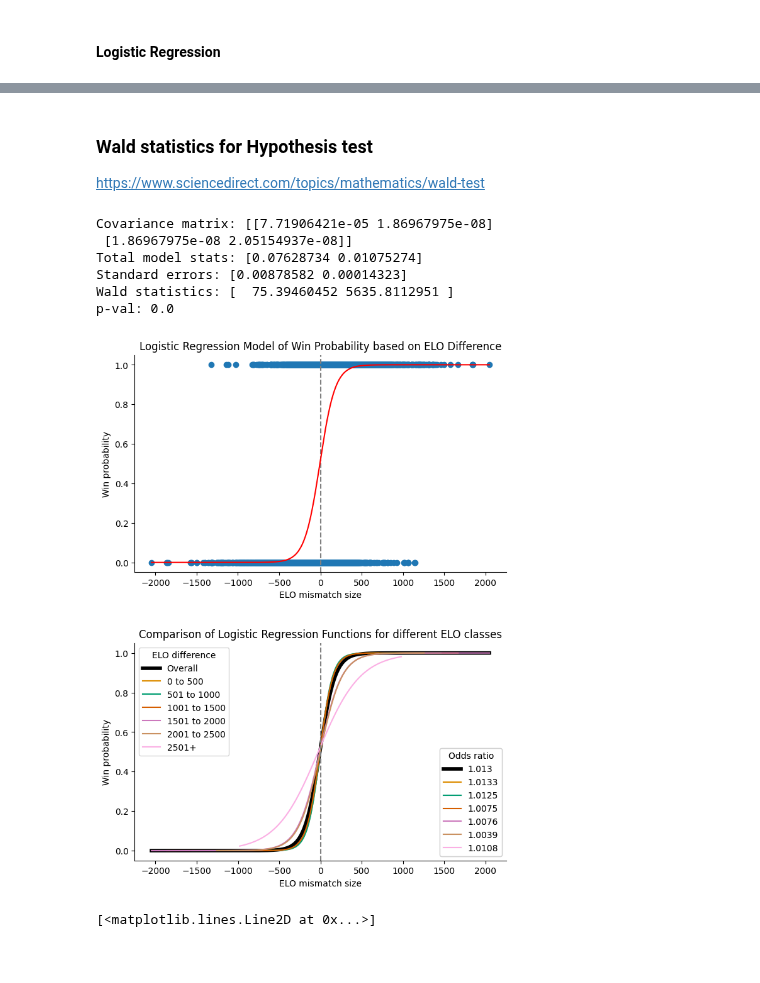
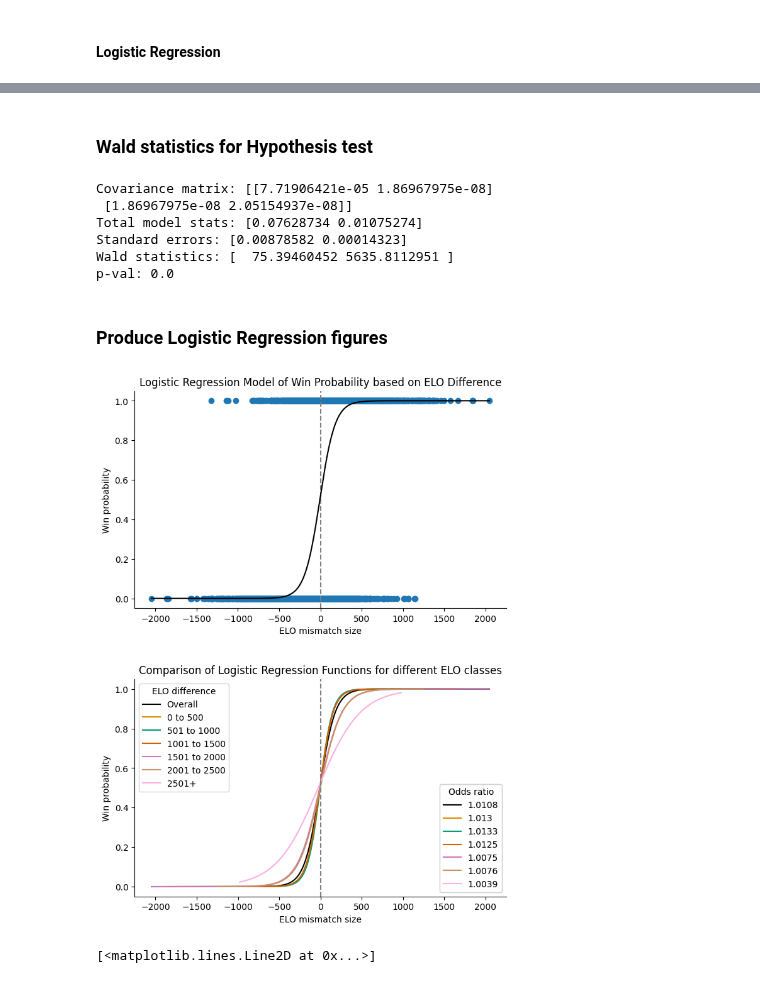
Before and after one commit to leon0241/fds-assignment-3, a Jupyter notebook: assignment-3-Q1.ipynb, the cells around one changed output, grey strips where cells are left out. Cells and saved outputs as stored; diff of their text form; code cells hidden in the pictures.

```diff
--- a/assignment-3-Q1.ipynb
+++ b/assignment-3-Q1.ipynb
@@ -130,5 +106,3 @@ Log loss: 10.542166088101245
 # %% [markdown]
 ### Wald statistics for Hypothesis test
-
-https://www.sciencedirect.com/topics/mathematics/wald-test
 # %%
@@ -169,6 +140,8 @@ Total model stats: [0.07628734 0.01075274]
 Standard errors: [0.00878582 0.00014323]
 Wald statistics: [  75.39460452 5635.8112951 ]
 p-val: 0.0
+# %% [markdown]
+### Produce Logistic Regression figures
 # %%
 fig, ax1 = plt.subplots(2, 1, figsize=(8,10))
 fig.tight_layout(pad=6.0)
@@ -181,7 +154,7 @@ x = np.arange(np_diffs.min(), np_diffs.max(), 0.1)
 ax1[0].axvline(x = 0, color="gray", linestyle="dashed")
 
 # plot logistic regression estimator
-ax1[0].plot(x, total_model.predict_proba(np.reshape(x, (-1, 1)))[:,1], color="red")
+ax1[0].plot(x, total_model.predict_proba(np.reshape(x, (-1, 1)))[:,1], color="black")
 ax1[0].set_title("Logistic Regression Model of Win Probability based on ELO Difference", fontsize=12)
 ax1[0].set_xlabel("ELO mismatch size")
 ax1[0].set_ylabel("Win probability")
@@ -189,7 +162,7 @@ ax1[0].spines[['right', 'top']].set_visible(False)
 
 # Initialise array to record beta_1 for each logistic regression function
 odds_ratio_array = [None] * 7
-odds_ratio_array[6] = round(np.exp(beta1), 4)
+odds_ratio_array[0] = round(np.exp(beta1), 4)
 
 # cmap = sns.color_palette("husl", 7)
 cmap = sns.color_palette("colorblind")
@@ -200,37 +173,37 @@ labels = ["0 to 500", "501 to 1000", "1001 to 1500",
 
 # total plot line graph repeat
 ax1[1].plot(x, total_model.predict_proba(np.reshape(x, (-1, 1)))[:,1], color="black",
-            label=labels[6], linewidth=4)
+            label=labels[6])
 ax1[1].set_axisbelow(True)
 
 # for each subrange
 for i in range(6):
     # set min and max
     x = np.arange(min_split[i], max_split[i], 0.1)
     # plot line graph
     ax1[1].plot(x, split_model[i].predict_proba(np.reshape(x, (-1, 1)))[:,1],
                 color=cmap[i+1], label=labels[i])
 
     # get odds stuff
     beta_1 = split_model[i].coef_[0][0]
     odds_r = np.exp(beta_1)
-    odds_ratio_array[i] = round(odds_r, 4)
+    odds_ratio_array[i + 1] = round(odds_r, 4)
 
 x = np.arange(np_diffs.min(), np_diffs.max(), 0.1)
 ax1[1].spines[['right', 'top']].set_visible(False)
 ax1[1].axvline(x = 0, color="gray", linestyle="dashed")
 ax1[1].set_title("Comparison of Logistic Regression Functions for different ELO classes")
 ax1[1].set_xlabel("ELO mismatch size")
 ax1[1].set_ylabel("Win probability")
 
 legend_elo = plt.legend(title="ELO difference" , loc="upper left")
 legend_beta1 = plt.legend(odds_ratio_array, title="Odds ratio", loc="lower right")
 ax1[1].add_artist(legend_elo)
 ax1[1].add_artist(legend_beta1)
 
 plt.savefig('report/images/log_regression_dual_exp.png', dpi=300)
 # %% [output]
-[figure, old version]
+[figure, new version]
 # %%
 fig2, ax2 = plt.subplots(3,2,figsize=(12,9))
 # binary scatter plot
```
Also changed, not shown: parts of 11 cells of this notebook, 1 other file.
